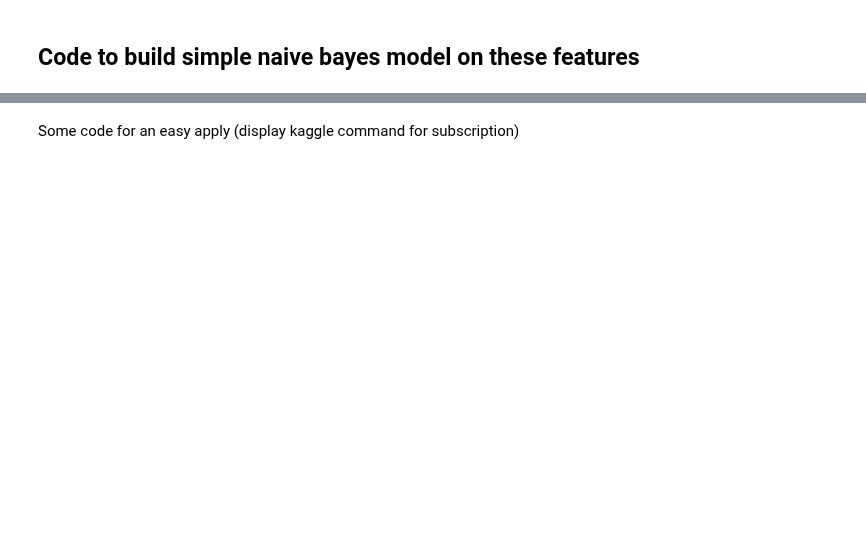
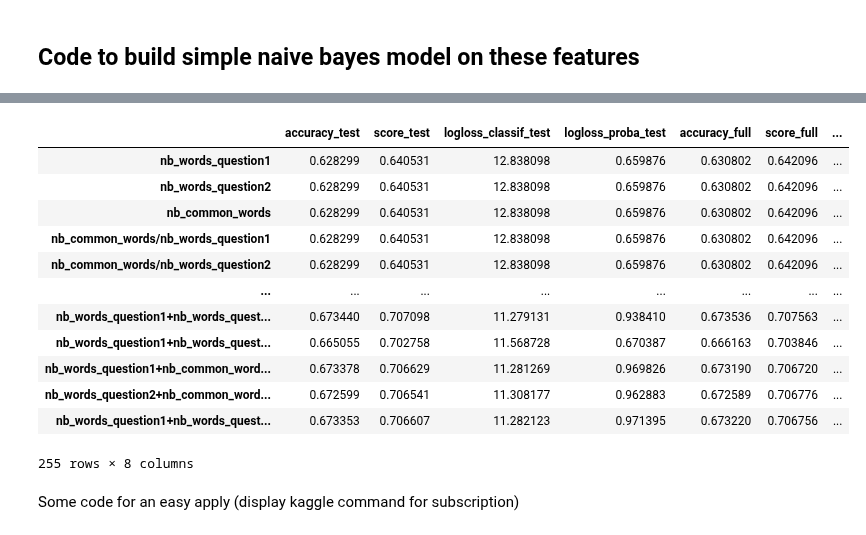
Before and after one commit to acharroux/QuoraPairs, a Jupyter notebook: BruteForce/naivebayes_basic_features_unbalanced.ipynb, the cells around one changed output, grey strips where cells are left out. Drawn from its saved outputs; the diff is of its cells as text; code cells hidden in the pictures; blank space fills up the shorter version.

```diff
--- a/BruteForce/naivebayes_basic_features_unbalanced.ipynb
+++ b/BruteForce/naivebayes_basic_features_unbalanced.ipynb
@@ -475,3 +685,20 @@ all_models_dict,model_results = build_model_on_all_subset_of_simple_features(tra
+# %%
+
+model_results
+# %% [output]
+|  | accuracy_test | score_test | logloss_classif_test | logloss_proba_test | accuracy_full | score_full | ... |
+| nb_words_question1 | 0.628299 | 0.640531 | 12.838098 | 0.659876 | 0.630802 | 0.642096 | ... |
+| nb_words_question2 | 0.628299 | 0.640531 | 12.838098 | 0.659876 | 0.630802 | 0.642096 | ... |
+| nb_common_words | 0.628299 | 0.640531 | 12.838098 | 0.659876 | 0.630802 | 0.642096 | ... |
+| nb_common_words/nb_words_question1 | 0.628299 | 0.640531 | 12.838098 | 0.659876 | 0.630802 | 0.642096 | ... |
+| nb_common_words/nb_words_question2 | 0.628299 | 0.640531 | 12.838098 | 0.659876 | 0.630802 | 0.642096 | ... |
+| ... | ... | ... | ... | ... | ... | ... | ... |
+| nb_words_question1+nb_words_quest... | 0.673440 | 0.707098 | 11.279131 | 0.938410 | 0.673536 | 0.707563 | ... |
+| nb_words_question1+nb_words_quest... | 0.665055 | 0.702758 | 11.568728 | 0.670387 | 0.666163 | 0.703846 | ... |
+| nb_words_question1+nb_common_word... | 0.673378 | 0.706629 | 11.281269 | 0.969826 | 0.673190 | 0.706720 | ... |
+| nb_words_question2+nb_common_word... | 0.672599 | 0.706541 | 11.308177 | 0.962883 | 0.672589 | 0.706776 | ... |
+| nb_words_question1+nb_words_quest... | 0.673353 | 0.706607 | 11.282123 | 0.971395 | 0.673220 | 0.706756 | ... |
+255 rows × 8 columns
 # %% [markdown]
 Some code for an easy apply (display kaggle command for subscription)
 # %%
```
Also changed, not shown: parts of 40 cells of this notebook, 2 other files.
